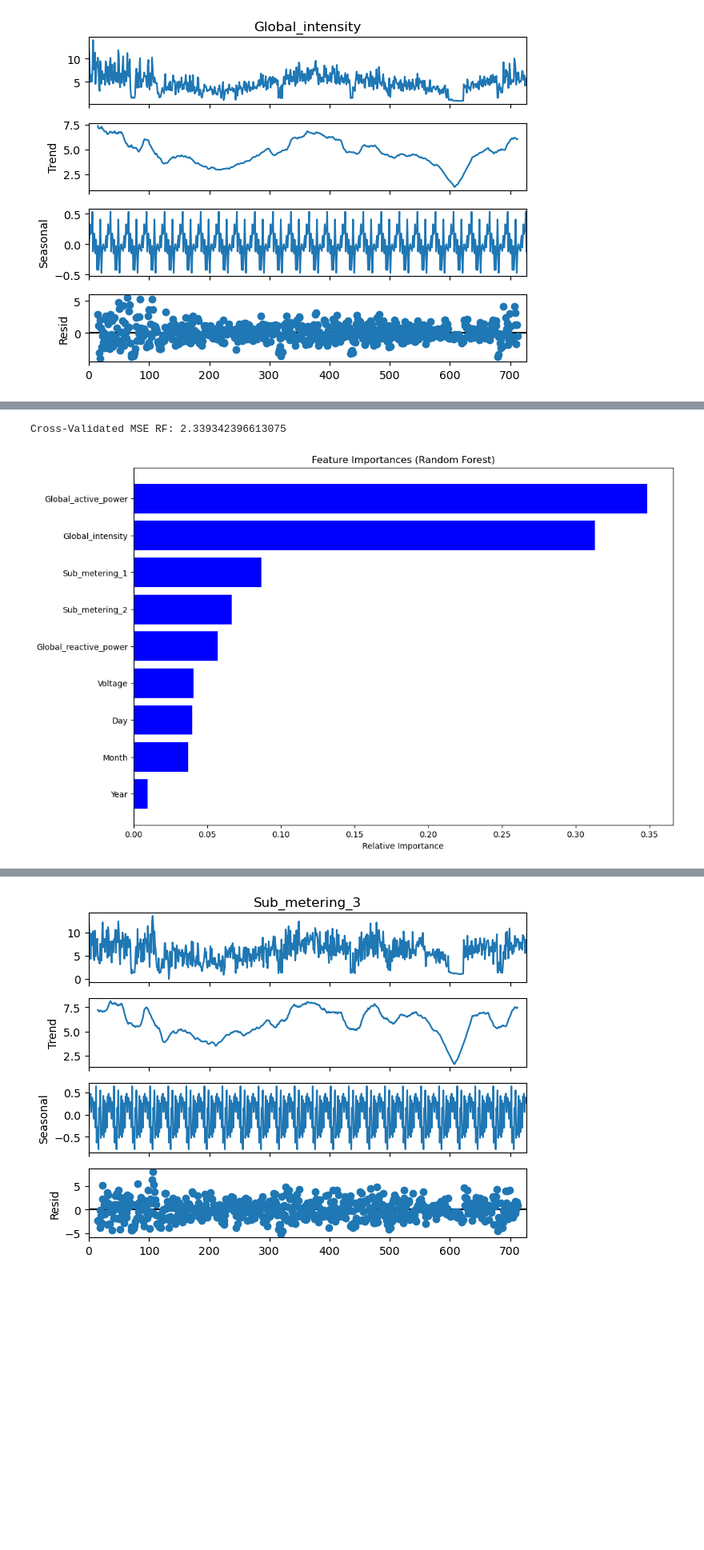
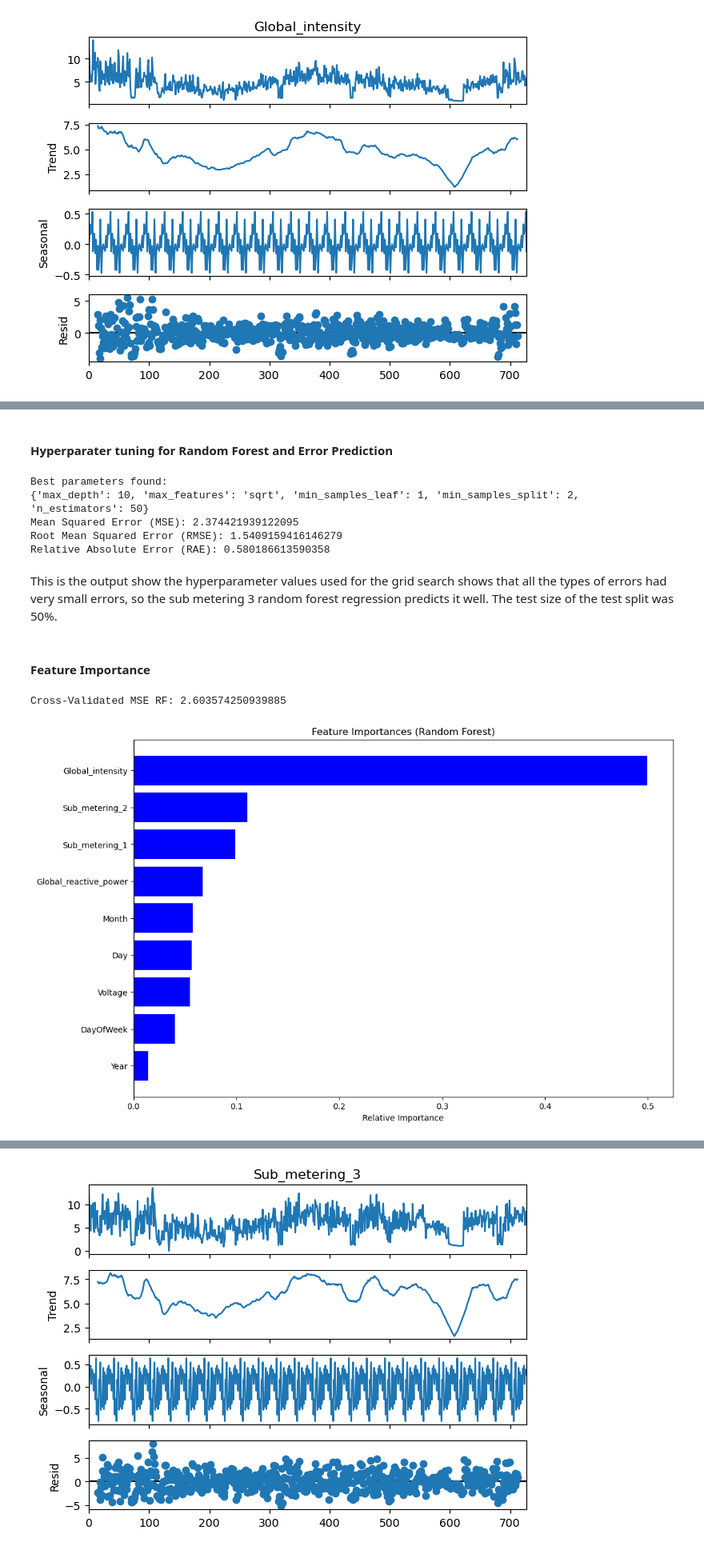
Before and after one commit to avarigonda/Capstone_Final_Project, a Jupyter notebook: Capstone_Final_Project.ipynb, the cells around one changed output, grey strips where cells are left out. Shown at 80% size. Cells and saved outputs as stored; diff of their text form; code cells hidden in the pictures; blank space fills up the shorter version.

```diff
--- a/Capstone_Final_Project.ipynb
+++ b/Capstone_Final_Project.ipynb
@@ -703,19 +388,64 @@ Relative Absolute Error (RAE): 0.568994173613962
+# %% [markdown]
+#### Hyperparater tuning for Random Forest and Error Prediction
+# %%
+# hyperparameter grid definition appropriate for Random Forest Regression
+param_grid = {
+    'n_estimators': [50, 100, 200],
+    'max_features': ['sqrt'],
+    'max_depth': [10, 20, 30, None],
+    'min_samples_split': [2, 5, 10],
+    'min_samples_leaf': [1, 2, 4]
+}
+
+# Random Forest Regressor for prediction
+rf = RandomForestRegressor()
+
+# Grid Search
+grid_search_metering = GridSearchCV(estimator=rf, param_grid=param_grid, cv=3, n_jobs=-1, verbose=0)
+
+# Fit the grid search model
+grid_search_metering.fit(X_train_metering, y_train_metering)
+
+# Best parameters
+print("Best parameters found:")
+print(grid_search_metering.best_params_)
+
+# Prediction
+y_pred_metering = grid_search_metering.predict(X_test_metering)
+
+mse_metering = mean_squared_error(y_test_metering, y_pred_metering)
+print("Mean Squared Error (MSE):", mse_metering)
+rmse_metering = np.sqrt(mse_metering)
+print("Root Mean Squared Error (RMSE):", rmse_metering)
+mean_actual_metering = y_test_metering.mean()
+rae_metering = np.mean(np.abs(y_test_metering - y_pred_metering)) / np.mean(np.abs(y_test_metering - mean_actual_metering))
+print("Relative Absolute Error (RAE):", rae_metering)
+# %% [output]
+Best parameters found:
+{'max_depth': 10, 'max_features': 'sqrt', 'min_samples_leaf': 1, 'min_samples_split': 2, 'n_estimators': 50}
+Mean Squared Error (MSE): 2.374421939122095
+Root Mean Squared Error (RMSE): 1.5409159416146279
+Relative Absolute Error (RAE): 0.580186613590358
+# %% [markdown]
+This is the output show the hyperparameter values used for the grid search shows that all the types of errors had very small errors, so the sub metering 3 random forest regression predicts it well. The test size of the test split was 50%.
+# %% [markdown]
+#### Feature Importance
 # %%
 # Cross-Validation
-scores_rf = cross_val_score(grid_search.best_estimator_, X_metering, y_metering, cv=5, scoring='neg_mean_squared_error')
+scores_rf = cross_val_score(grid_search_metering.best_estimator_, X_metering, y_metering, cv=5, scoring='neg_mean_squared_error')
 print("Cross-Validated MSE RF:", -scores_rf.mean())
 
 # Visualization of feature importances for Random Forest
-importances = grid_search.best_estimator_.feature_importances_
+importances = grid_search_metering.best_estimator_.feature_importances_
 features = X_metering.columns
 indices = np.argsort(importances)
 
 plt.figure(figsize=(12, 8))
 plt.title('Feature Importances (Random Forest)')
 plt.barh(range(len(indices)), importances[indices], color='b', align='center')
 plt.yticks(range(len(indices)), [features[i] for i in indices])
 plt.xlabel('Relative Importance')
 plt.show()
 # %% [output]
-Cross-Validated MSE RF: 2.339342396613075
+Cross-Validated MSE RF: 2.603574250939885
-[figure, old version]
+[figure, new version]
```
Also changed, not shown: parts of 76 cells of this notebook, 1 other file.
